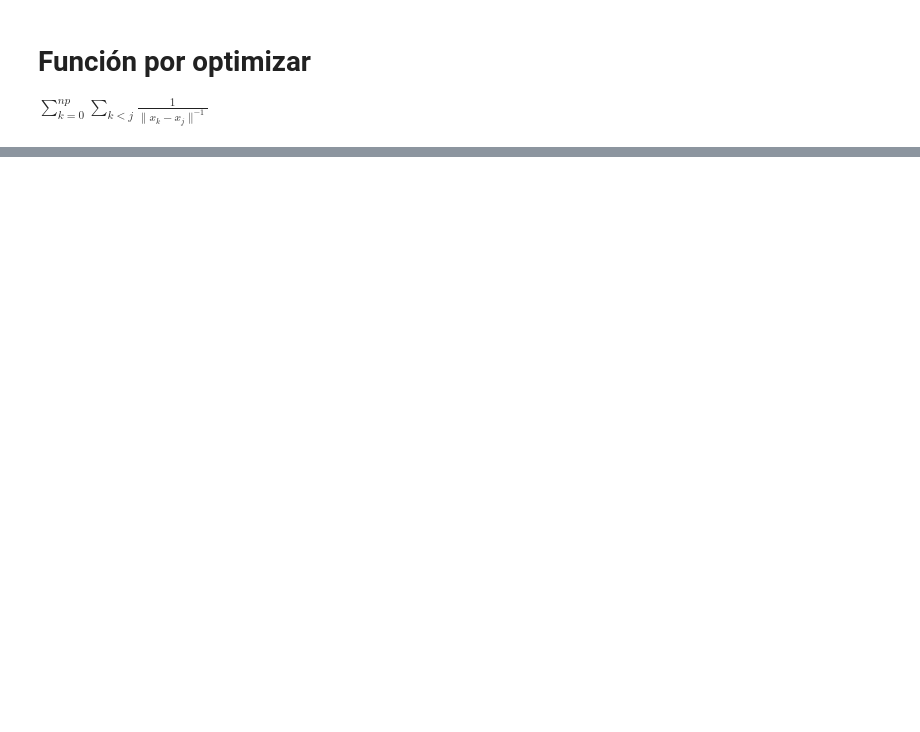
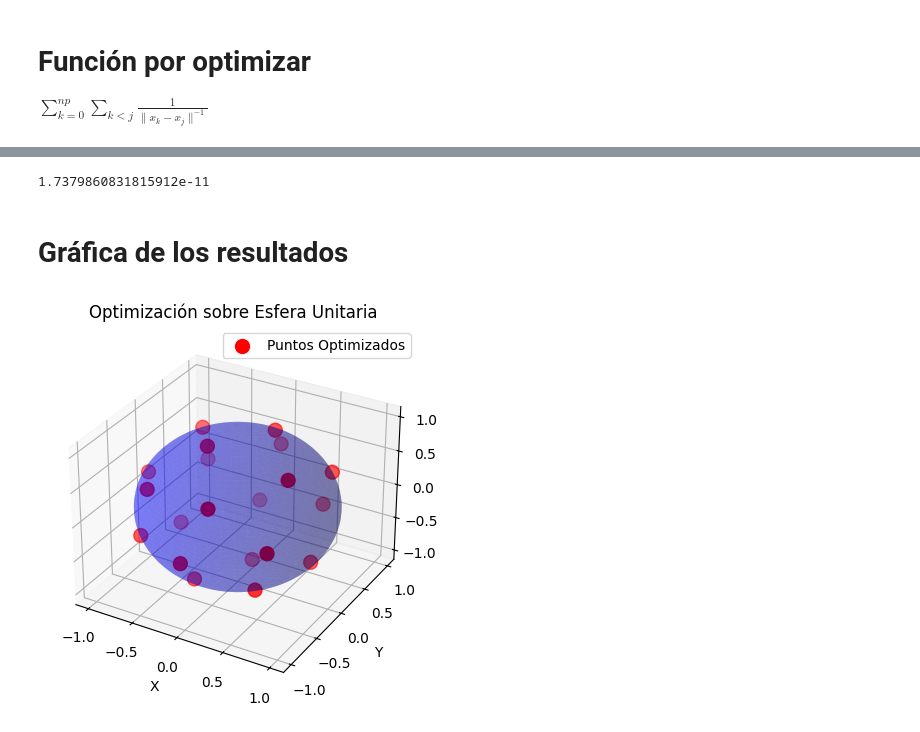
Before and after one commit to Marce2021M/opti_proyecto2, a Jupyter notebook: proyecto2.ipynb, the cells around one changed output, grey strips where cells are left out. Cells and saved outputs as stored; diff of their text form; code cells hidden in the pictures; blank space fills up the shorter version.

```diff
--- a/proyecto2.ipynb
+++ b/proyecto2.ipynb
@@ -43,0 +45,11 @@ ModuleNotFoundError: No module named 'numpy'
+# %%
+# Usamos el módulo scipy.optimize para minimizar la función f_electron
+from scipy.optimize import minimize
+from scipy.optimize import approx_fprime
+
+nprotonLibres = 20
+np.random.seed(191654)
+x0 = np.random.rand(3*nprotonLibres)
+
+resultado = minimize(f_electron, x0, method='SLSQP',constraints={'type':'eq', 'fun': h_esfera}, options={'maxiter':400, 'ftol':1e-10})
+resultado
@@ -43,0 +66,41 @@ ModuleNotFoundError: No module named 'numpy'
+# %%
+np.linalg.norm(h_esfera(resultado.x))
+# %% [output]
+1.7379860831815912e-11
+# %% [markdown]
+# Gráfica de los resultados
+# %%
+import numpy as np
+import matplotlib.pyplot as plt
+from mpl_toolkits.mplot3d import Axes3D
+import matplotlib
+matplotlib.use('module://ipykernel.pylab.backend_inline')
+# Extraer las coordenadas del resultado
+points = resultado.x.reshape(-1, 3)
+
+# Crear una figura 3D
+fig = plt.figure()
+ax = fig.add_subplot(111, projection='3d')
+
+# Dibujar los puntos resultantes
+ax.scatter(points[:, 0], points[:, 1], points[:, 2], color='red', s=100, label='Puntos Optimizados')
+
+# Dibujar la esfera unitaria
+u = np.linspace(0, 2 * np.pi, 100)
+v = np.linspace(0, np.pi, 100)
+x = np.outer(np.cos(u), np.sin(v))
+y = np.outer(np.sin(u), np.sin(v))
+z = np.outer(np.ones(np.size(u)), np.cos(v))
+ax.plot_surface(x, y, z, color='b', alpha=0.3)
+
+# Configuración del gráfico
+ax.set_xlabel('X')
+ax.set_ylabel('Y')
+ax.set_zlabel('Z')
+ax.set_title('Optimización sobre Esfera Unitaria')
+ax.legend()
+
+# Mostrar el gráfico
+plt.show()
+# %% [output]
+[figure, added]
```
Also changed, not shown: parts of 2 cells of this notebook.
